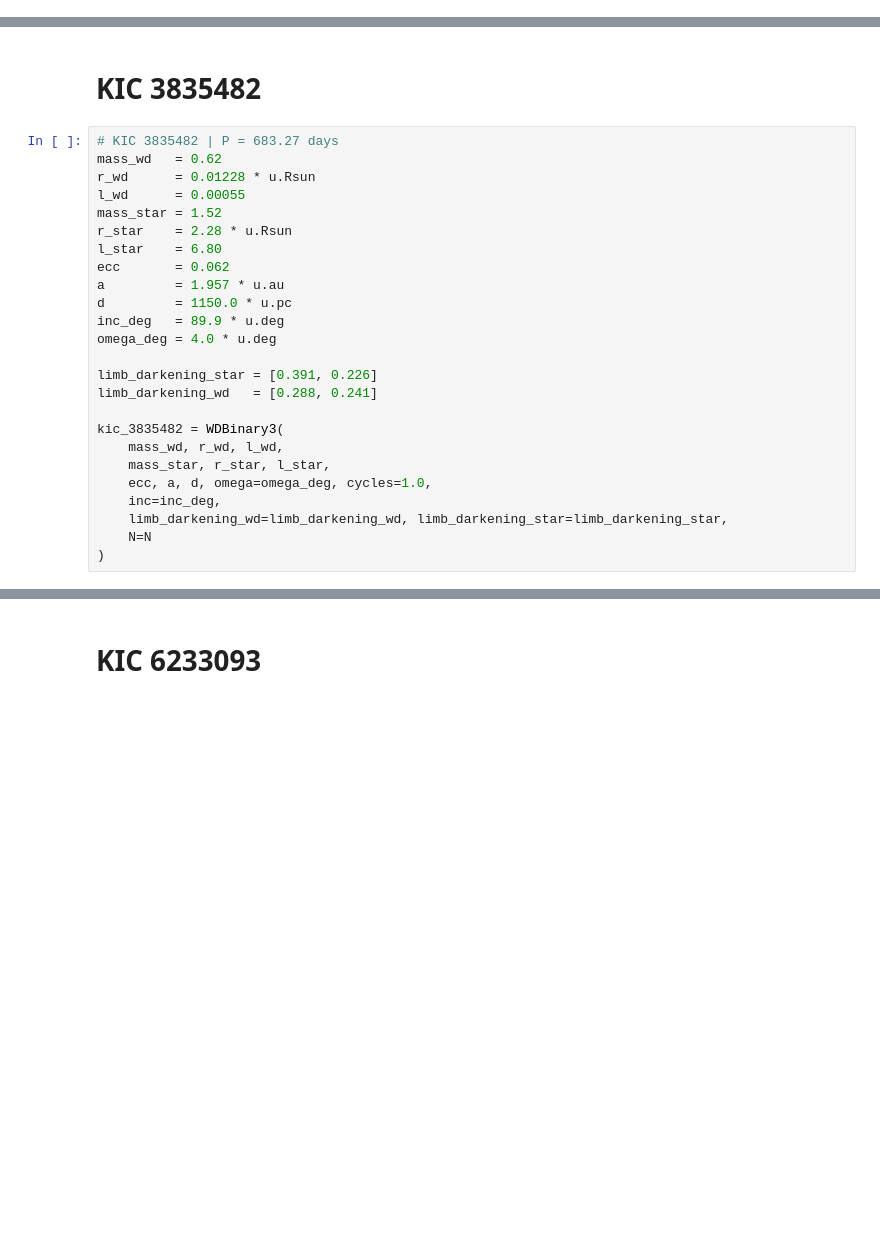
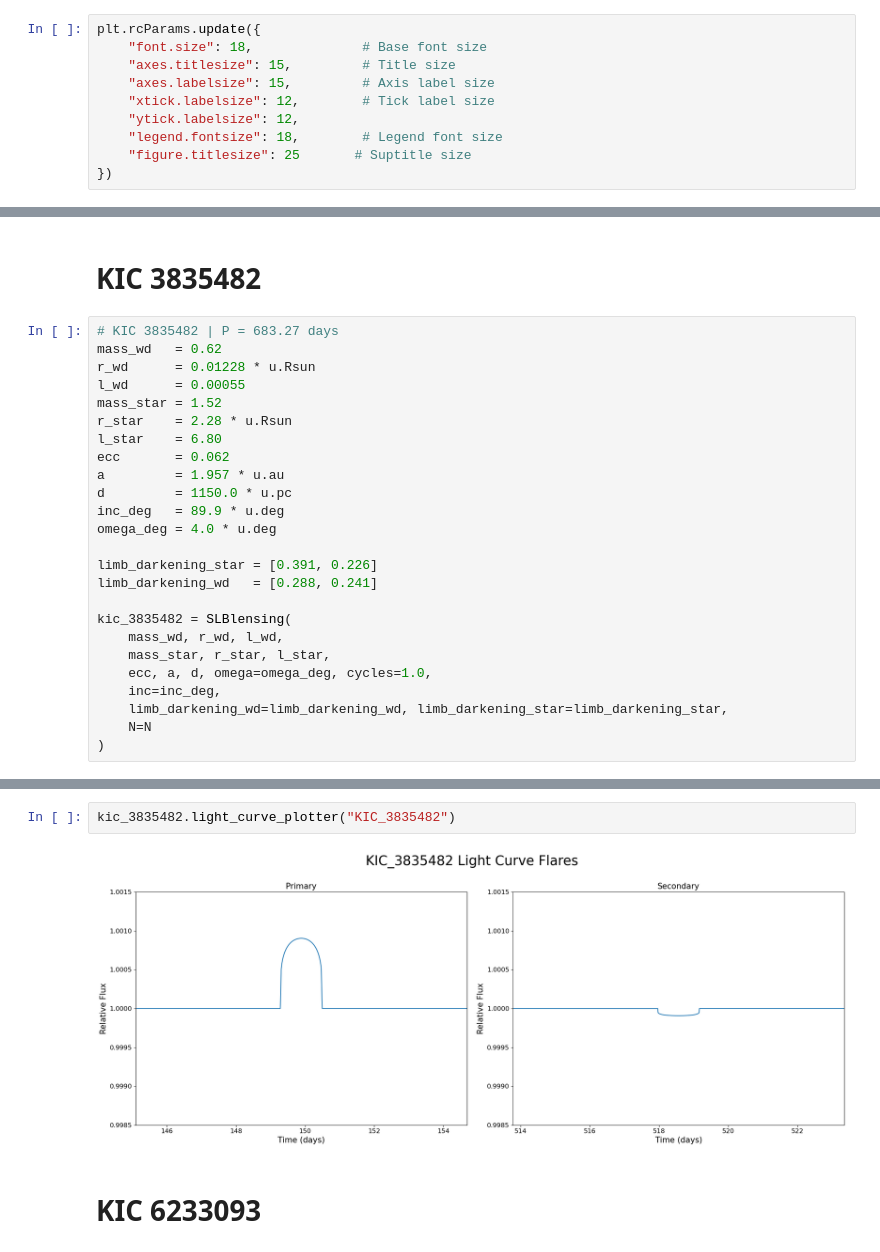
Before and after one commit to lmanqiwang/SLBlensing, a Jupyter notebook: known_slbs.ipynb, the cells around one changed output, grey strips where cells are left out. Saved outputs shown, nothing was run; the diff lists cells and outputs as text; blank space fills up the shorter version.

```diff
--- a/known_slbs.ipynb
+++ b/known_slbs.ipynb
@@ -72,0 +67,10 @@ plt.show()
+# %%
+plt.rcParams.update({
+    "font.size": 18,              # Base font size
+    "axes.titlesize": 15,         # Title size
+    "axes.labelsize": 15,         # Axis label size
+    "xtick.labelsize": 12,        # Tick label size
+    "ytick.labelsize": 12,
+    "legend.fontsize": 18,        # Legend font size
+    "figure.titlesize": 25       # Suptitle size
+})
@@ -89,7 +352,7 @@ omega_deg = 4.0 * u.deg
 limb_darkening_star = [0.391, 0.226]
 limb_darkening_wd   = [0.288, 0.241]
 
-kic_3835482 = WDBinary3(
+kic_3835482 = SLBlensing(
     mass_wd, r_wd, l_wd,
     mass_star, r_star, l_star,
     ecc, a, d, omega=omega_deg, cycles=1.0,
@@ -130,3 +363,7 @@ plt.show()
+# %%
+kic_3835482.light_curve_plotter("KIC_3835482")
+# %% [output]
+[figure, added]
 # %% [markdown]
 # KIC 6233093
 # %%
```
Also changed, not shown: parts of 16 cells of this notebook, 2 other files.
